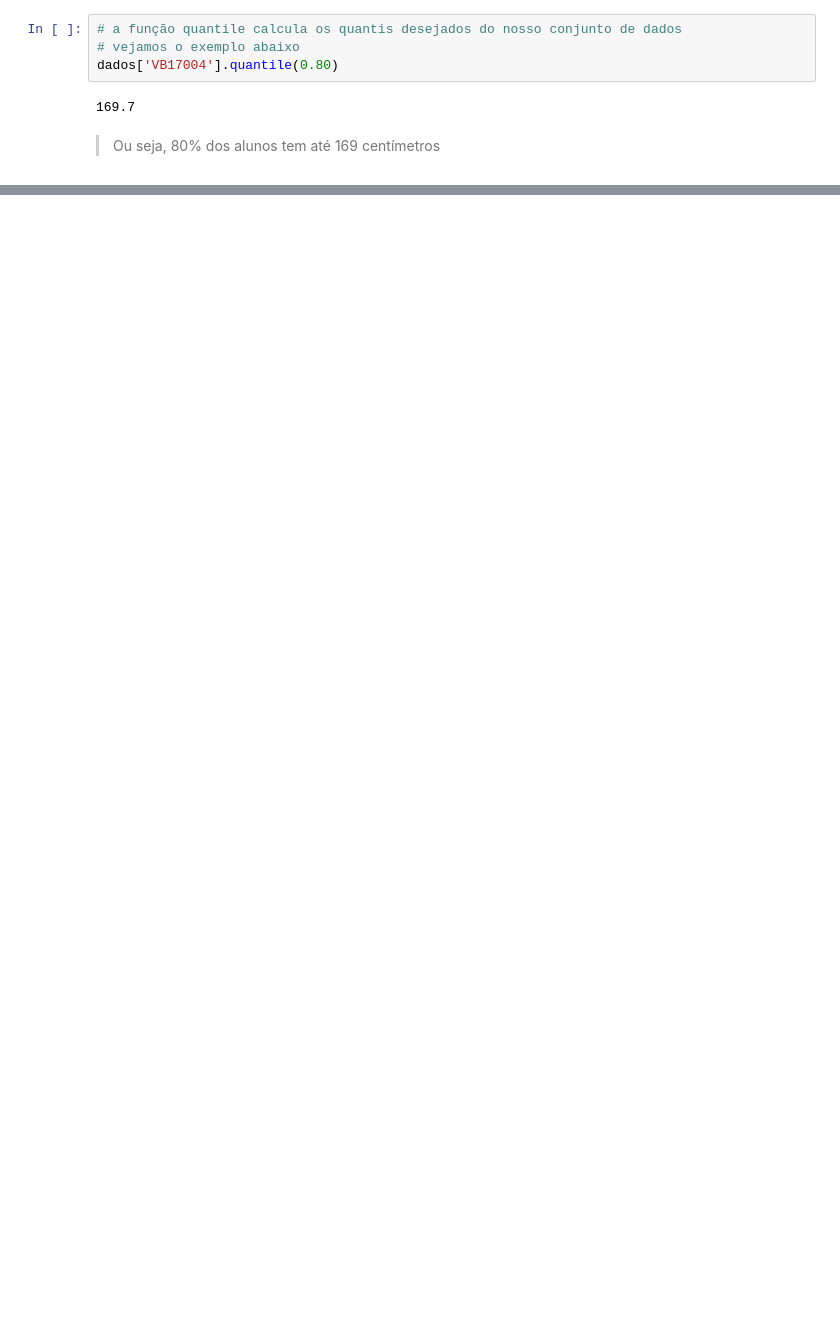
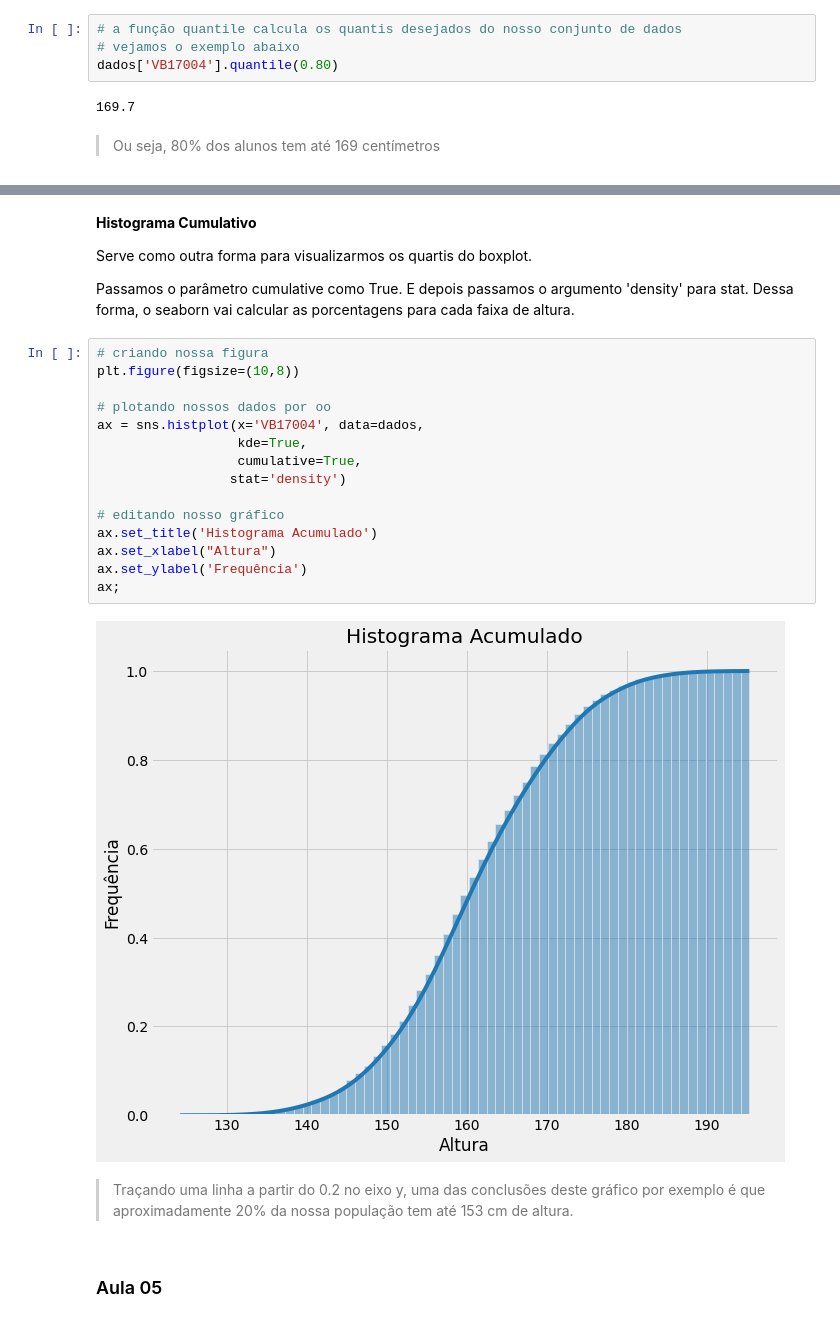
Before and after one commit to KPxto/bootcamp-alura, a Jupyter notebook: Bootcamp_Aulas.ipynb, the cells around one changed output, grey strips where cells are left out. Cells and saved outputs as stored; diff of their text form; blank space fills up the shorter version.

```diff
--- a/Bootcamp_Aulas.ipynb
+++ b/Bootcamp_Aulas.ipynb
@@ -1994,0 +2061,27 @@ dados['VB17004'].quantile(0.80)
+# %% [markdown]
+**Histograma Cumulativo**
+
+Serve como outra forma para visualizarmos os quartis do boxplot.
+
+Passamos o parâmetro cumulative como True. E depois passamos o argumento 'density' para stat. Dessa forma, o seaborn vai calcular as porcentagens para cada faixa de altura.
+# %%
+# criando nossa figura
+plt.figure(figsize=(10,8))
+
+# plotando nossos dados por oo
+ax = sns.histplot(x='VB17004', data=dados,
+                  kde=True,
+                  cumulative=True,
+                 stat='density')
+
+# editando nosso gráfico
+ax.set_title('Histograma Acumulado')
+ax.set_xlabel("Altura")
+ax.set_ylabel('Frequência')
+ax;
+# %% [output]
+[figure, added]
+# %% [markdown]
+>Traçando uma linha a partir do 0.2 no eixo y, uma das conclusões deste gráfico por exemplo é que aproximadamente 20% da nossa população tem até 153 cm de altura.
+# %% [markdown]
+### Aula 05
```
Also changed, not shown: parts of 12 cells of this notebook.
